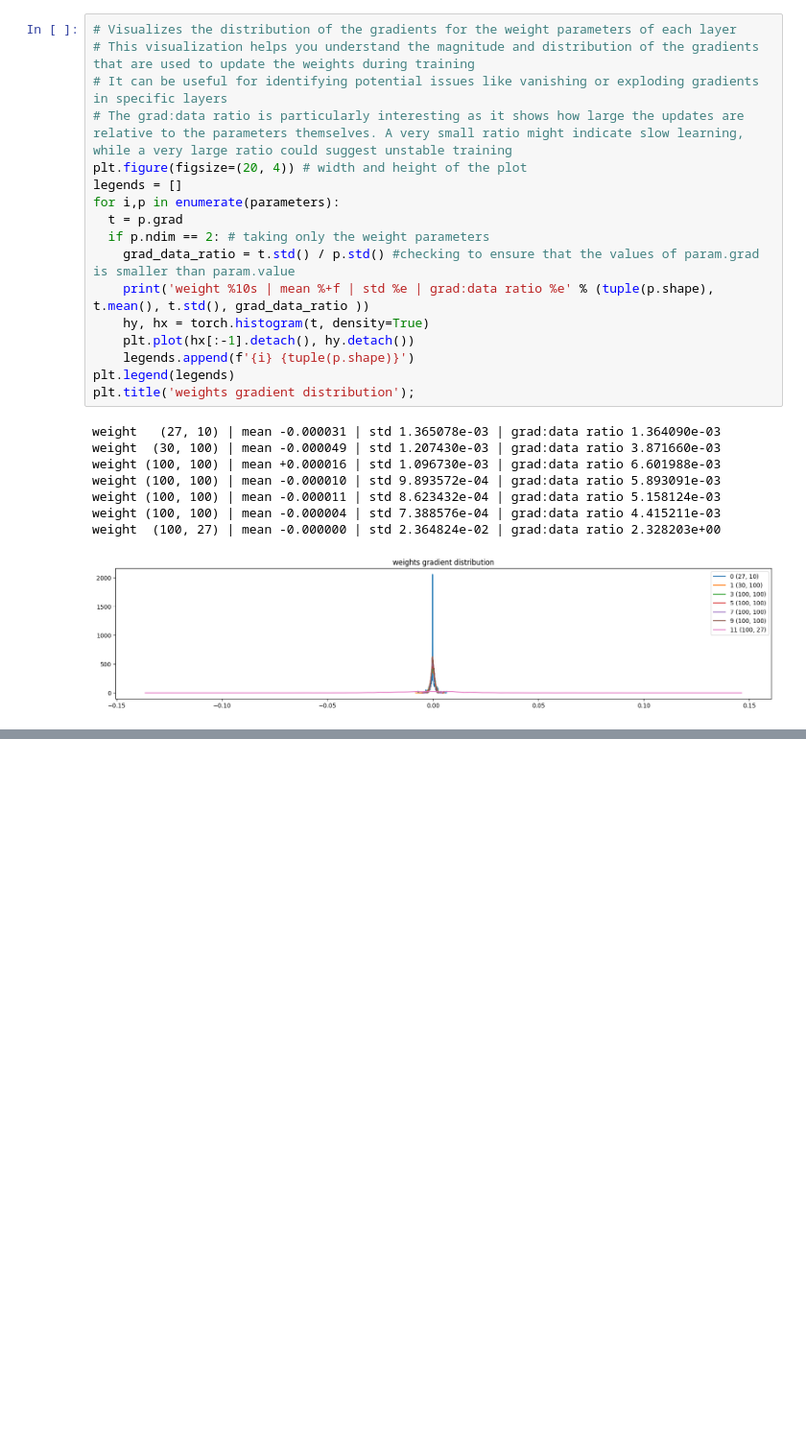
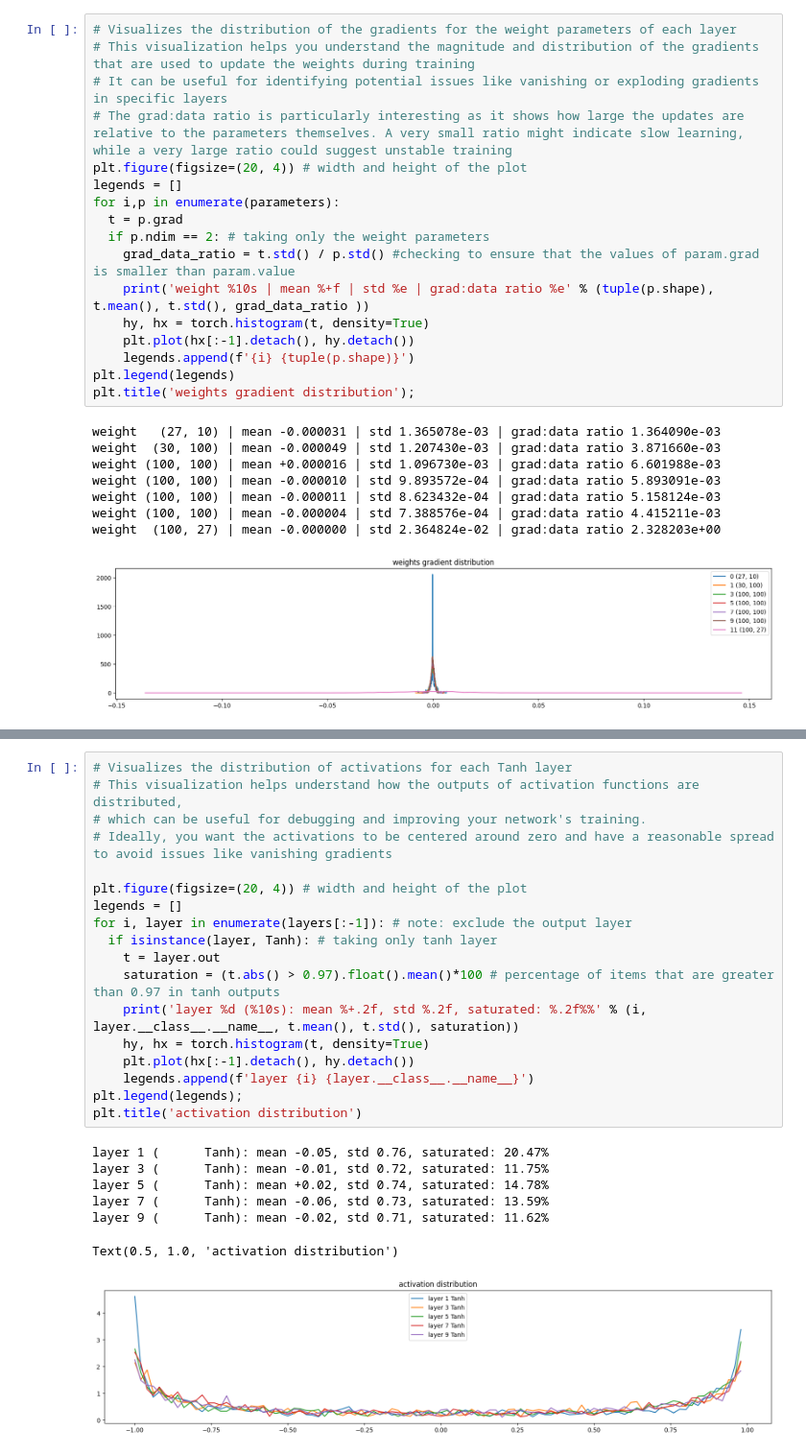
Before and after one commit to kannancmohan/neural-basics, a Jupyter notebook: 004_intro_to_Language_modeling_part3/intro_to_Language_modeling-part03_02.ipynb, the cells around one changed output, grey strips where cells are left out. Shown: that part at 96% size. Saved outputs shown, nothing was run; the diff lists cells and outputs as text; blank space fills up the shorter version.

```diff
--- a/004_intro_to_Language_modeling_part3/intro_to_Language_modeling-part03_02.ipynb
+++ b/004_intro_to_Language_modeling_part3/intro_to_Language_modeling-part03_02.ipynb
@@ -288,0 +338,26 @@ weight  (100, 27) | mean -0.000000 | std 2.364824e-02 | grad:data ratio 2.328203
+# %%
+# Visualizes the distribution of activations for each Tanh layer
+# This visualization helps understand how the outputs of activation functions are distributed,
+# which can be useful for debugging and improving your network's training.
+# Ideally, you want the activations to be centered around zero and have a reasonable spread to avoid issues like vanishing gradients
+
+plt.figure(figsize=(20, 4)) # width and height of the plot
+legends = []
+for i, layer in enumerate(layers[:-1]): # note: exclude the output layer
+  if isinstance(layer, Tanh): # taking only tanh layer
+    t = layer.out
+    saturation = (t.abs() > 0.97).float().mean()*100 # percentage of items that are greater than 0.97 in tanh outputs
+    print('layer %d (%10s): mean %+.2f, std %.2f, saturated: %.2f%%' % (i, layer.__class__.__name__, t.mean(), t.std(), saturation))
+    hy, hx = torch.histogram(t, density=True)
+    plt.plot(hx[:-1].detach(), hy.detach())
+    legends.append(f'layer {i} {layer.__class__.__name__}')
+plt.legend(legends);
+plt.title('activation distribution')
+# %% [output]
+layer 1 (      Tanh): mean -0.05, std 0.76, saturated: 20.47%
+layer 3 (      Tanh): mean -0.01, std 0.72, saturated: 11.75%
+layer 5 (      Tanh): mean +0.02, std 0.74, saturated: 14.78%
+layer 7 (      Tanh): mean -0.06, std 0.73, saturated: 13.59%
+layer 9 (      Tanh): mean -0.02, std 0.71, saturated: 11.62%
+Text(0.5, 1.0, 'activation distribution')
+[figure, added]
```
Also changed, not shown: parts of 11 cells of this notebook.
